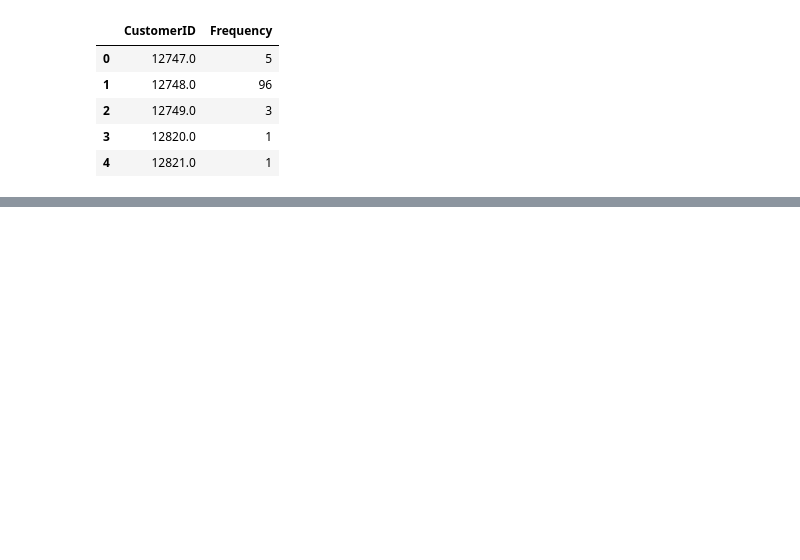
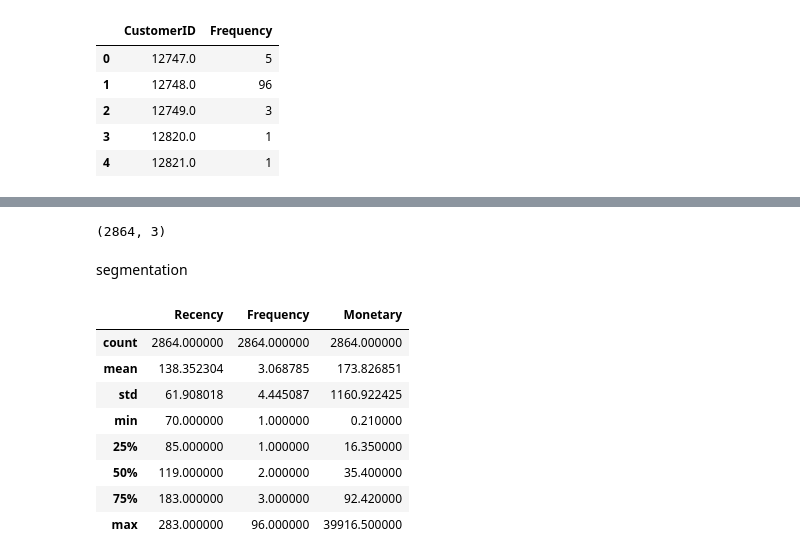
Before and after one commit to iam-ajitkumartoppo/customer_segmentation, a Jupyter notebook: Customer segmentation.ipynb, the cells around one changed output, grey strips where cells are left out. Cells and saved outputs as stored; diff of their text form; code cells hidden in the pictures; blank space fills up the shorter version.

```diff
--- a/Customer segmentation.ipynb
+++ b/Customer segmentation.ipynb
@@ -236,0 +241,7 @@ df_frequency.head()
+# %%
+#create column total cost
+df_uk['TotalCost'] = df_uk['Quantity'] * df_uk['UnitPrice']
+# %%
+df_monetary = df_uk.groupby(by='CustomerID',as_index=False).agg({'TotalCost': 'sum'})
+df_monetary.columns = ['CustomerID','Monetary']
+df_monetary.head()
@@ -236,0 +270,18 @@ df_frequency.head()
+# %%
+df_rfm.shape
+# %% [output]
+(2864, 3)
+# %% [markdown]
+segmentation
+# %%
+df_rfm.describe()
+# %% [output]
+|  | Recency | Frequency | Monetary |
+| count | 2864.000000 | 2864.000000 | 2864.000000 |
+| mean | 138.352304 | 3.068785 | 173.826851 |
+| std | 61.908018 | 4.445087 | 1160.922425 |
+| min | 70.000000 | 1.000000 | 0.210000 |
+| 25% | 85.000000 | 1.000000 | 16.350000 |
+| 50% | 119.000000 | 2.000000 | 35.400000 |
+| 75% | 183.000000 | 3.000000 | 92.420000 |
+| max | 283.000000 | 96.000000 | 39916.500000 |
```
Also changed, not shown: parts of 15 cells of this notebook.
